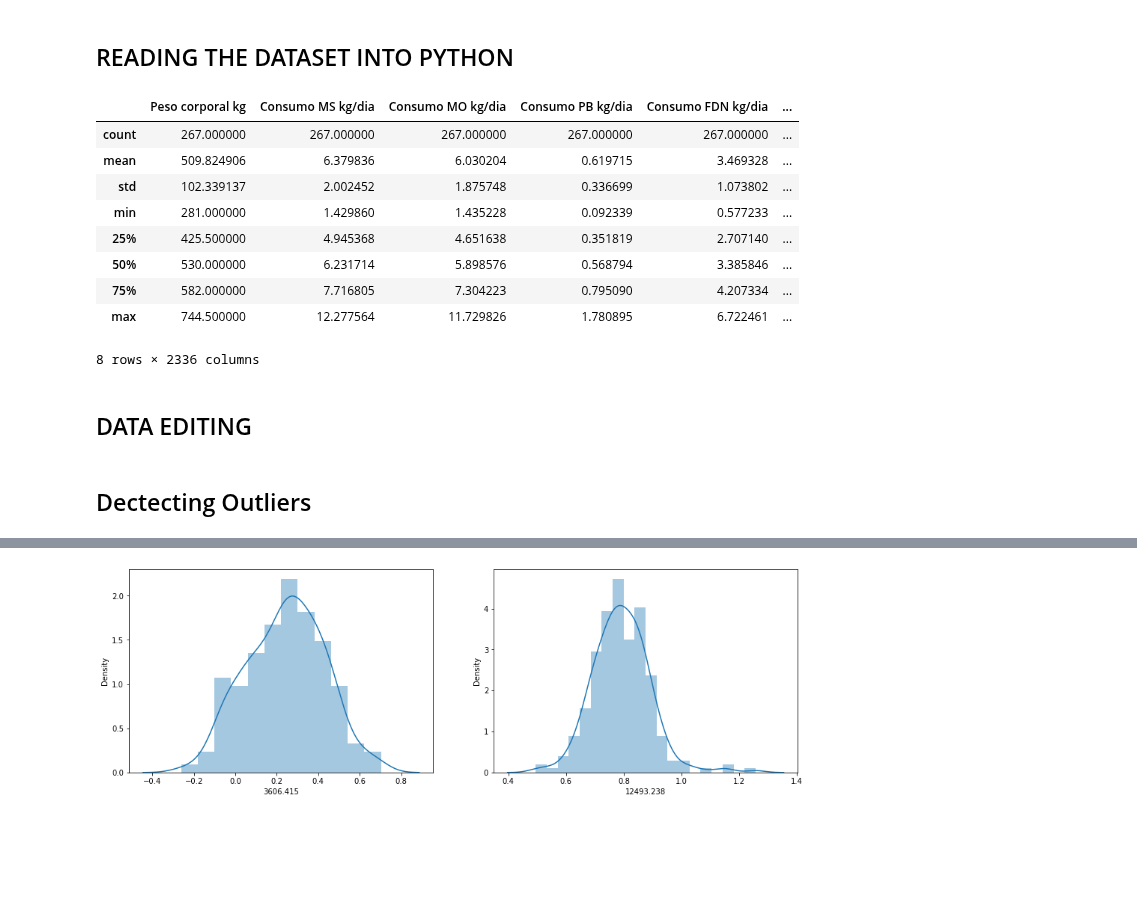
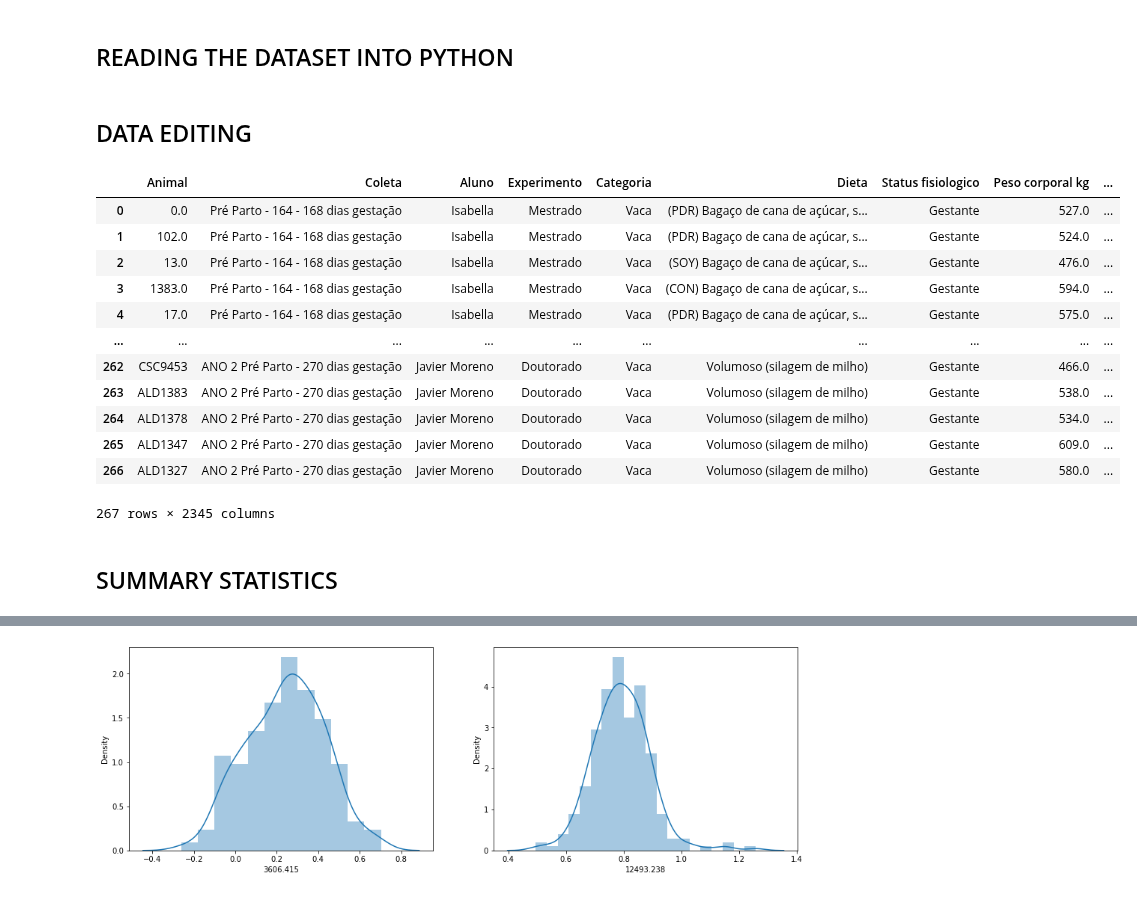
Before and after one commit to egmaziero/ZooWithAI, a Jupyter notebook: NIRS - Pre-Processing.ipynb, the cells around one changed output, grey strips where cells are left out. Cells and saved outputs as stored; diff of their text form; code cells hidden in the pictures; blank space fills up the shorter version.

```diff
--- a/NIRS - Pre-Processing.ipynb
+++ b/NIRS - Pre-Processing.ipynb
@@ -17,21 +22,24 @@ import warnings
 df = pd.read_excel('Datasets/Lucas/dados_nirs_lucas.xlsx')
-# %%
-df.describe()
-# %% [output]
-|  | Peso corporal kg | Consumo MS kg/dia | Consumo MO kg/dia | Consumo PB kg/dia | Consumo FDN kg/dia | ... |
-| count | 267.000000 | 267.000000 | 267.000000 | 267.000000 | 267.000000 | ... |
-| mean | 509.824906 | 6.379836 | 6.030204 | 0.619715 | 3.469328 | ... |
-| std | 102.339137 | 2.002452 | 1.875748 | 0.336699 | 1.073802 | ... |
-| min | 281.000000 | 1.429860 | 1.435228 | 0.092339 | 0.577233 | ... |
-| 25% | 425.500000 | 4.945368 | 4.651638 | 0.351819 | 2.707140 | ... |
-| 50% | 530.000000 | 6.231714 | 5.898576 | 0.568794 | 3.385846 | ... |
-| 75% | 582.000000 | 7.716805 | 7.304223 | 0.795090 | 4.207334 | ... |
-| max | 744.500000 | 12.277564 | 11.729826 | 1.780895 | 6.722461 | ... |
-8 rows × 2336 columns
 # %% [markdown]
 ## DATA EDITING
 # %%
 # Transform all feautere names to string
 df.columns = df.columns.map(str)
+# %%
+df
+# %% [output]
+|  | Animal | Coleta | Aluno | Experimento | Categoria | Dieta | Status fisiologico | Peso corporal kg | ... |
+| 0 | 0.0 | Pré Parto - 164 - 168 dias gestação | Isabella | Mestrado | Vaca | (PDR) Bagaço de cana de açúcar, s... | Gestante | 527.0 | ... |
+| 1 | 102.0 | Pré Parto - 164 - 168 dias gestação | Isabella | Mestrado | Vaca | (PDR) Bagaço de cana de açúcar, s... | Gestante | 524.0 | ... |
+| 2 | 13.0 | Pré Parto - 164 - 168 dias gestação | Isabella | Mestrado | Vaca | (SOY) Bagaço de cana de açúcar, s... | Gestante | 476.0 | ... |
+| 3 | 1383.0 | Pré Parto - 164 - 168 dias gestação | Isabella | Mestrado | Vaca | (CON) Bagaço de cana de açúcar, s... | Gestante | 594.0 | ... |
+| 4 | 17.0 | Pré Parto - 164 - 168 dias gestação | Isabella | Mestrado | Vaca | (PDR) Bagaço de cana de açúcar, s... | Gestante | 575.0 | ... |
+| ... | ... | ... | ... | ... | ... | ... | ... | ... | ... |
+| 262 | CSC9453 | ANO 2 Pré Parto - 270 dias gestação | Javier Moreno | Doutorado | Vaca | Volumoso (silagem de milho) | Gestante | 466.0 | ... |
+| 263 | ALD1383 | ANO 2 Pré Parto - 270 dias gestação | Javier Moreno | Doutorado | Vaca | Volumoso (silagem de milho) | Gestante | 538.0 | ... |
+| 264 | ALD1378 | ANO 2 Pré Parto - 270 dias gestação | Javier Moreno | Doutorado | Vaca | Volumoso (silagem de milho) | Gestante | 534.0 | ... |
+| 265 | ALD1347 | ANO 2 Pré Parto - 270 dias gestação | Javier Moreno | Doutorado | Vaca | Volumoso (silagem de milho) | Gestante | 609.0 | ... |
+| 266 | ALD1327 | ANO 2 Pré Parto - 270 dias gestação | Javier Moreno | Doutorado | Vaca | Volumoso (silagem de milho) | Gestante | 580.0 | ... |
+267 rows × 2345 columns
 # %% [markdown]
-## Dectecting Outliers
+## SUMMARY STATISTICS
```
Also changed, not shown: parts of 49 cells of this notebook, 2 other files.
